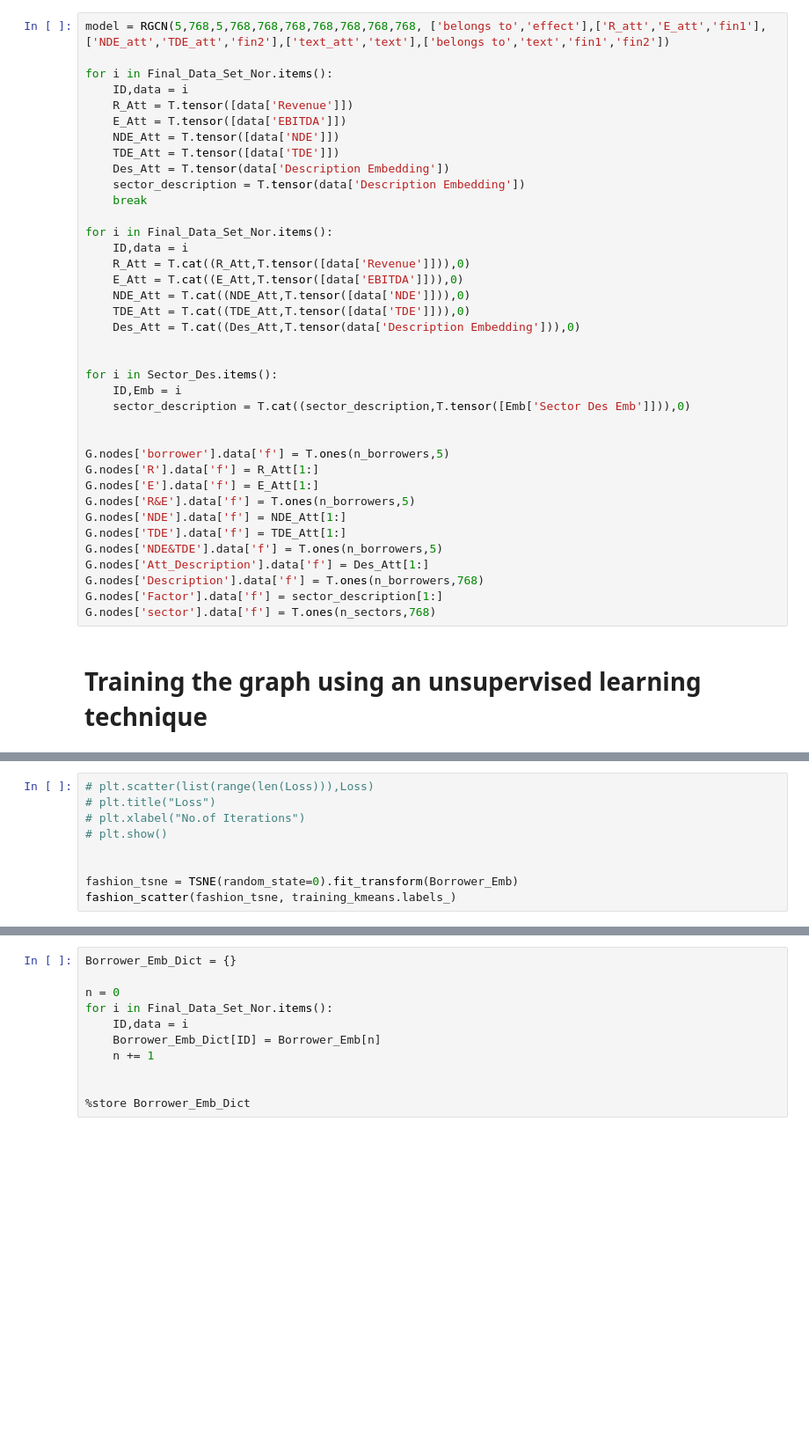
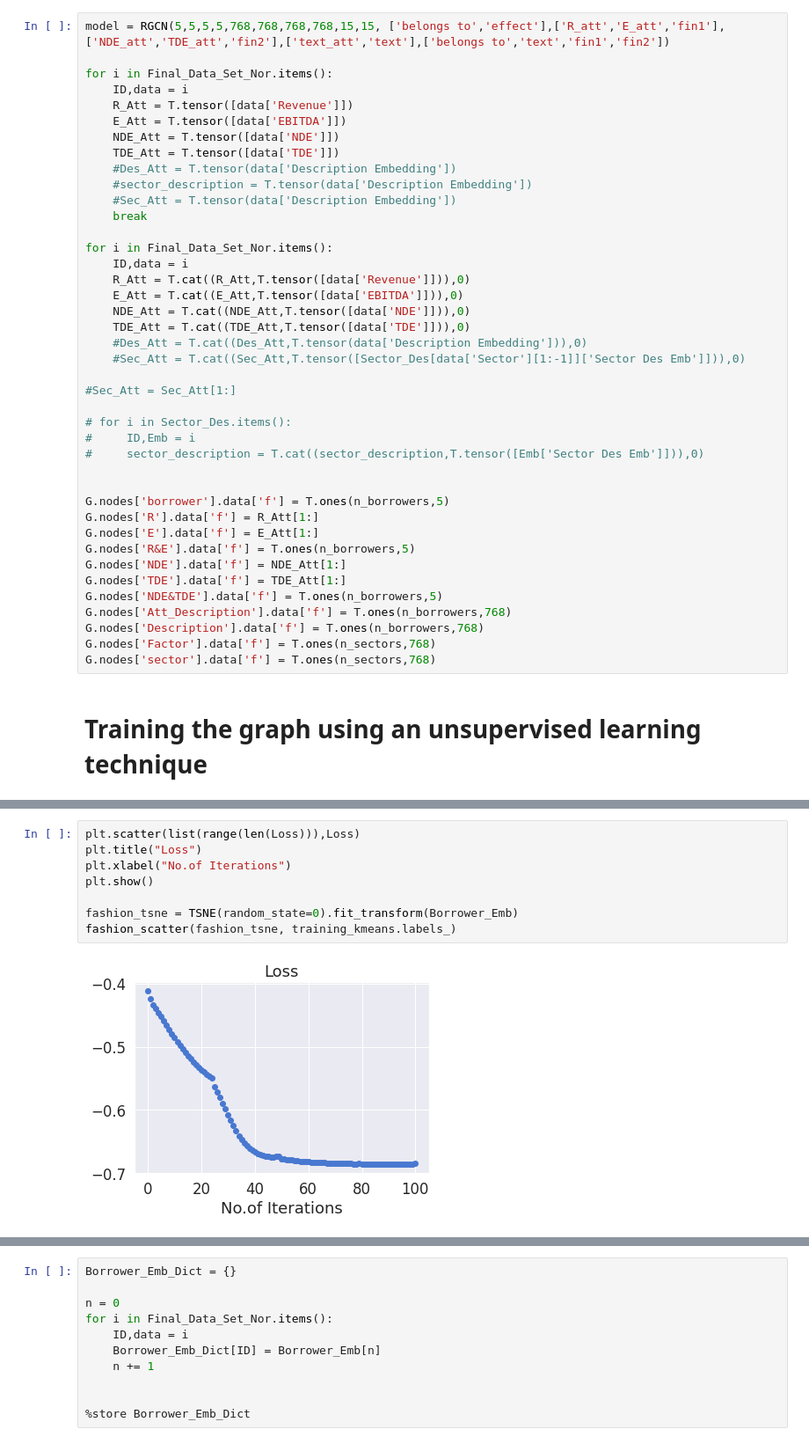
Before and after one commit to SaiChaitanya-ON/Personalized-Sector-with-Knowledge-Graph, a Jupyter notebook: notebooks/Proof_of_Concept_KG.ipynb, the cells around one changed output, grey strips where cells are left out. Shown at 88% size. Drawn from its saved outputs; the diff is of its cells as text; blank space fills up the shorter version.

```diff
--- a/notebooks/Proof_of_Concept_KG.ipynb
+++ b/notebooks/Proof_of_Concept_KG.ipynb
@@ -150,7 +253,7 @@ class RGCN(nn.Module):
 
         return h_borrower
 # %%
-model = RGCN(5,768,5,768,768,768,768,768,768,768, ['belongs to','effect'],['R_att','E_att','fin1'],['NDE_att','TDE_att','fin2'],['text_att','text'],['belongs to','text','fin1','fin2'])
+model = RGCN(5,5,5,5,768,768,768,768,15,15, ['belongs to','effect'],['R_att','E_att','fin1'],['NDE_att','TDE_att','fin2'],['text_att','text'],['belongs to','text','fin1','fin2'])
 
 for i in Final_Data_Set_Nor.items():
     ID,data = i
@@ -158,8 +261,9 @@ for i in Final_Data_Set_Nor.items():
     E_Att = T.tensor([data['EBITDA']])
     NDE_Att = T.tensor([data['NDE']])
     TDE_Att = T.tensor([data['TDE']])
-    Des_Att = T.tensor(data['Description Embedding'])
-    sector_description = T.tensor(data['Description Embedding'])
+    #Des_Att = T.tensor(data['Description Embedding'])
+    #sector_description = T.tensor(data['Description Embedding'])
+    #Sec_Att = T.tensor(data['Description Embedding'])
     break
 
 for i in Final_Data_Set_Nor.items():
@@ -168,12 +272,14 @@ for i in Final_Data_Set_Nor.items():
     E_Att = T.cat((E_Att,T.tensor([data['EBITDA']])),0)
     NDE_Att = T.cat((NDE_Att,T.tensor([data['NDE']])),0)
     TDE_Att = T.cat((TDE_Att,T.tensor([data['TDE']])),0)
-    Des_Att = T.cat((Des_Att,T.tensor(data['Description Embedding'])),0)
+    #Des_Att = T.cat((Des_Att,T.tensor(data['Description Embedding'])),0)
+    #Sec_Att = T.cat((Sec_Att,T.tensor([Sector_Des[data['Sector'][1:-1]]['Sector Des Emb']])),0)
 
+#Sec_Att = Sec_Att[1:]
 
-for i in Sector_Des.items():
-    ID,Emb = i
-    sector_description = T.cat((sector_description,T.tensor([Emb['Sector Des Emb']])),0)
+# for i in Sector_Des.items():
+#     ID,Emb = i
+#     sector_description = T.cat((sector_description,T.tensor([Emb['Sector Des Emb']])),0)
 
 
 G.nodes['borrower'].data['f'] = T.ones(n_borrowers,5)
@@ -183,9 +289,9 @@ G.nodes['R&E'].data['f'] = T.ones(n_borrowers,5)
 G.nodes['NDE'].data['f'] = NDE_Att[1:]
 G.nodes['TDE'].data['f'] = TDE_Att[1:]
 G.nodes['NDE&TDE'].data['f'] = T.ones(n_borrowers,5)
-G.nodes['Att_Description'].data['f'] = Des_Att[1:]
+G.nodes['Att_Description'].data['f'] = T.ones(n_borrowers,768)
 G.nodes['Description'].data['f'] = T.ones(n_borrowers,768)
-G.nodes['Factor'].data['f'] = sector_description[1:]
+G.nodes['Factor'].data['f'] = T.ones(n_sectors,768)
 G.nodes['sector'].data['f'] = T.ones(n_sectors,768)
 # %% [markdown]
 # Training the graph using an unsupervised learning technique
@@ -258,10 +391,10 @@ for epoch in range(epochs):
 # %%
-# plt.scatter(list(range(len(Loss))),Loss)
-# plt.title("Loss")
-# plt.xlabel("No.of Iterations")
-# plt.show()
-
+plt.scatter(list(range(len(Loss))),Loss)
+plt.title("Loss")
+plt.xlabel("No.of Iterations")
+plt.show()
 
 fashion_tsne = TSNE(random_state=0).fit_transform(Borrower_Emb)
 fashion_scatter(fashion_tsne, training_kmeans.labels_)
 # %% [output]
+[figure, new version]
```
Also changed, not shown: parts of 23 cells of this notebook, 25 other files.
